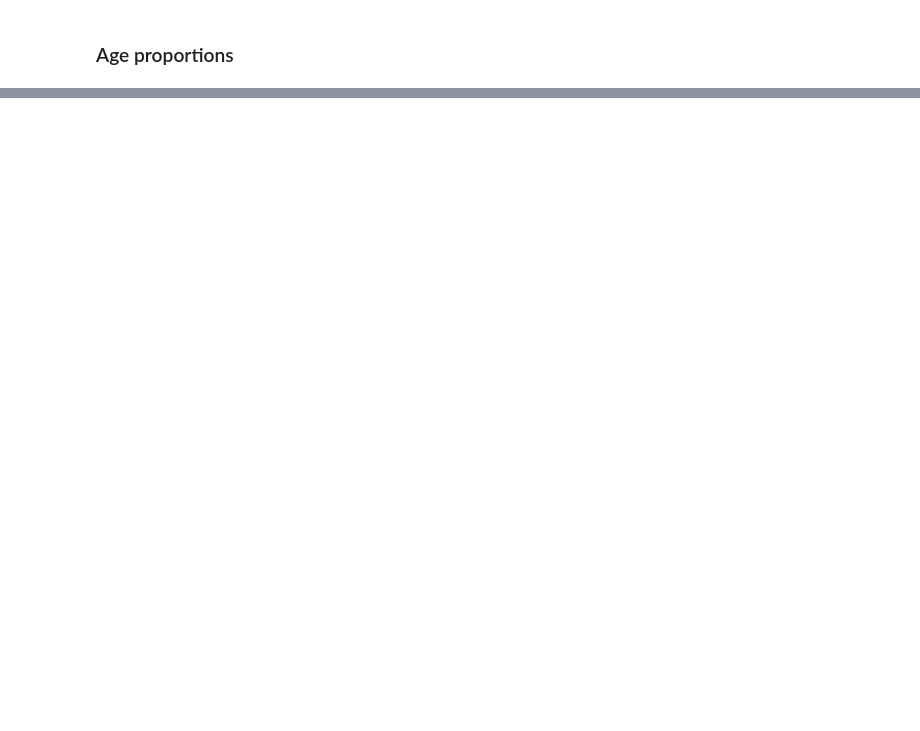
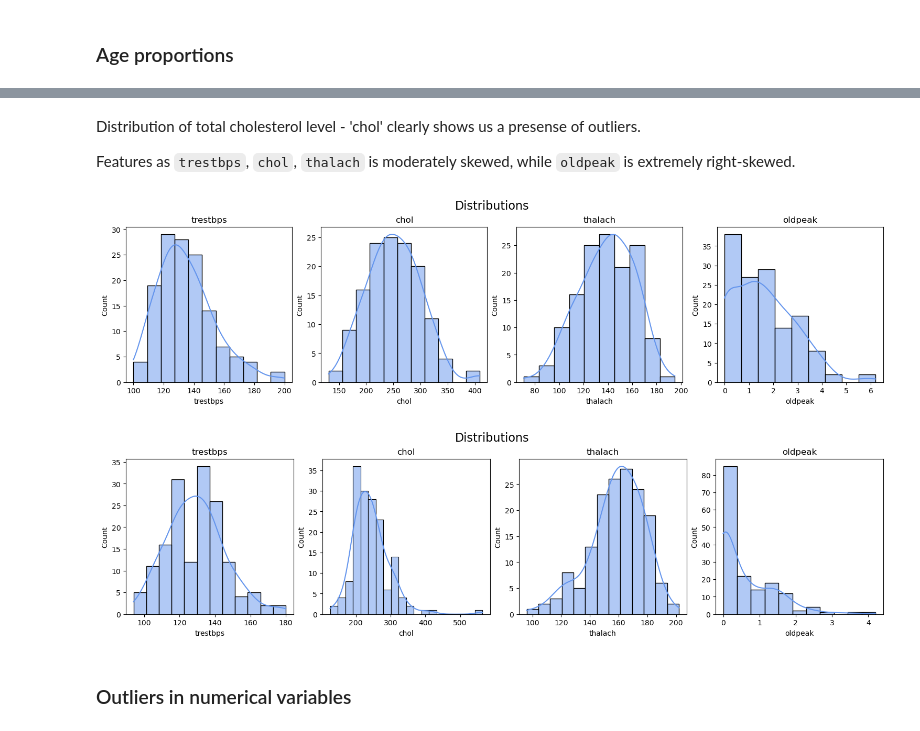
Before and after one commit to vregi/heart-disease-classification, a Jupyter notebook: implementation.ipynb, the cells around one changed output, grey strips where cells are left out. Drawn from its saved outputs; the diff is of its cells as text; code cells hidden in the pictures; blank space fills up the shorter version.

```diff
--- a/implementation.ipynb
+++ b/implementation.ipynb
@@ -336,0 +364,15 @@ for container in ax.containers:
+# %% [markdown]
+Distribution of total cholesterol level - 'chol' clearly shows us a presense of outliers.
+
+Features as `trestbps`, `chol`, `thalach` is moderately skewed, while `oldpeak` is extremely right-skewed.
+# %%
+num_disease = dfc[dfc['target'] == 1][['trestbps', 'chol', 'thalach', 'oldpeak']]
+num_healthy = dfc[dfc['target'] == 0][['trestbps', 'chol', 'thalach', 'oldpeak']]
+
+plot_dataframe_distributions(num_disease, ncols=4, nrows=1, figsize=(15,4))
+plot_dataframe_distributions(num_healthy, ncols=4, nrows=1, figsize=(15,4))
+# %% [output]
+[figure, added]
+[figure, added]
+# %% [markdown]
+### Outliers in numerical variables
```
Also changed, not shown: parts of 20 cells of this notebook.
